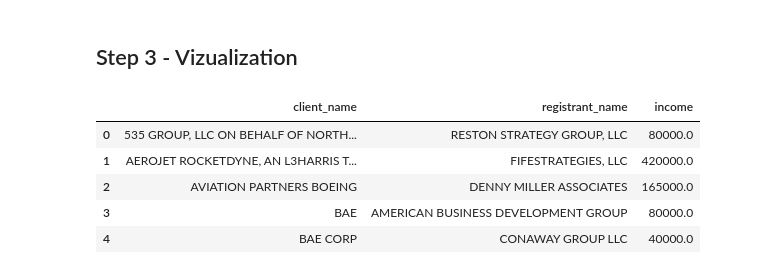
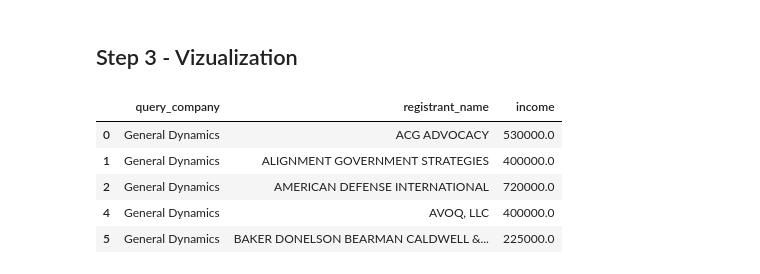
Before and after one commit to ccb2195-ux/Lobby_Finder, a Jupyter notebook: datapipeline2.ipynb, the cells around one changed output. Cells and saved outputs as stored; diff of their text form; code cells hidden in the pictures.

```diff
--- a/datapipeline2.ipynb
+++ b/datapipeline2.ipynb
@@ -57,6 +57,6 @@ Please use plotly.io.defaults.mathjax instead.
 
   pio.kaleido.scope.mathjax = None
 # %%
-df = pd.read_csv('lobbying_filings_Primes.csv')
+df = pd.read_csv('lobbying_filings_Primes_cleaned - lobbying_filings_Primes.csv')
 df.head()
 # %% [output]
@@ -107,14 +107,14 @@ df_clean.groupby(['registrant_name', 'client_name'])['income'].sum().reset_index
 # %% [markdown]
 ## Step 3 - Vizualization
 # %%
-df_sankey = df_clean.groupby(['client_name', 'registrant_name'])['income'].sum().reset_index()
+df_sankey = df_clean.groupby(['query_company', 'registrant_name'])['income'].sum().reset_index()
 df_sankey = df_sankey[df_sankey['income'] > 0].dropna(subset=['income'])
 df_sankey.head()
 # %% [output]
-|  | client_name | registrant_name | income |
-| 0 | 535 GROUP, LLC ON BEHALF OF NORTH... | RESTON STRATEGY GROUP, LLC | 80000.0 |
-| 1 | AEROJET ROCKETDYNE, AN L3HARRIS T... | FIFESTRATEGIES, LLC | 420000.0 |
-| 2 | AVIATION PARTNERS BOEING | DENNY MILLER ASSOCIATES | 165000.0 |
-| 3 | BAE | AMERICAN BUSINESS DEVELOPMENT GROUP | 80000.0 |
-| 4 | BAE CORP | CONAWAY GROUP LLC | 40000.0 |
+|  | query_company | registrant_name | income |
+| 0 | General Dynamics | ACG ADVOCACY | 530000.0 |
+| 1 | General Dynamics | ALIGNMENT GOVERNMENT STRATEGIES | 400000.0 |
+| 2 | General Dynamics | AMERICAN DEFENSE INTERNATIONAL | 720000.0 |
+| 4 | General Dynamics | AVOQ, LLC | 400000.0 |
+| 5 | General Dynamics | BAKER DONELSON BEARMAN CALDWELL &... | 225000.0 |
 # %%
```
Also changed, not shown: parts of 7 cells of this notebook, 38 other files.
